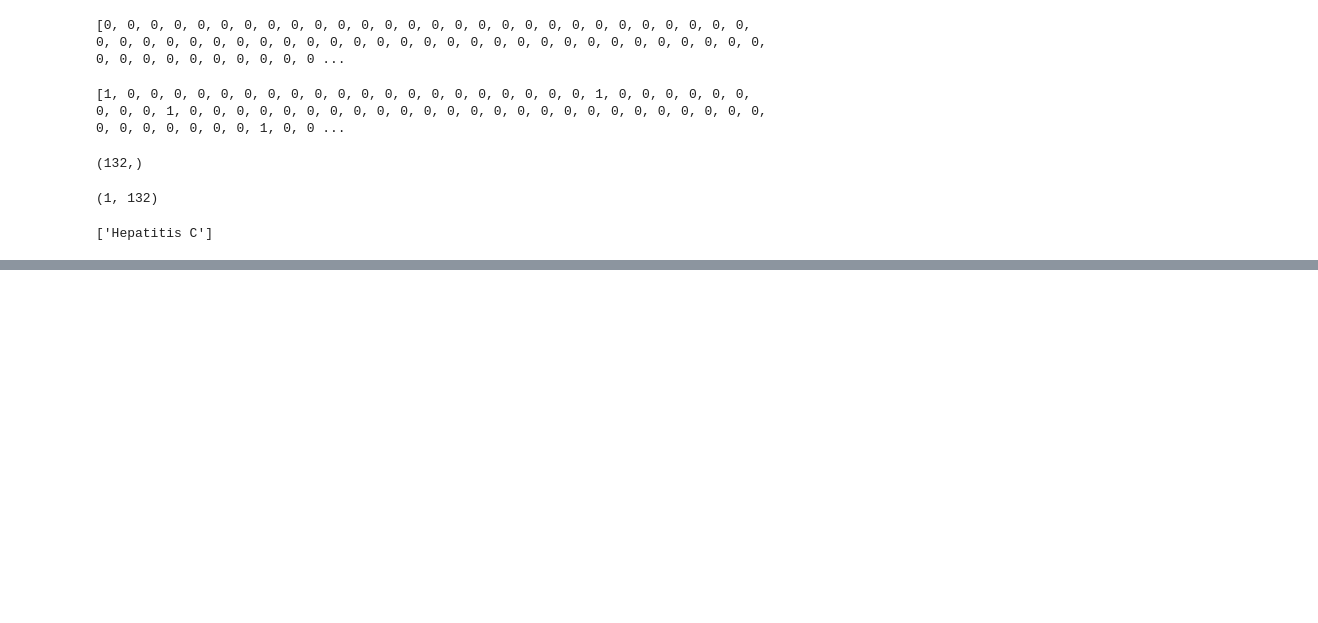
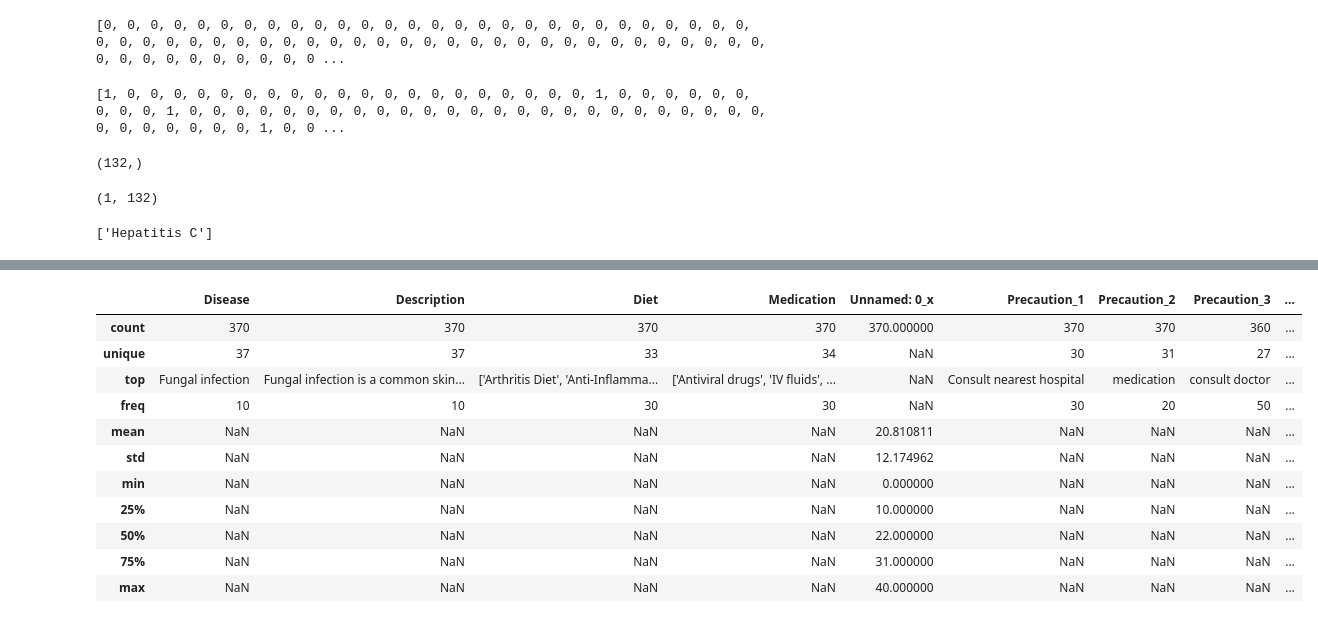
Before and after one commit to ApexPlayground/Final_Project, a Jupyter notebook: ApexPlayground_Disease_predictionV2.ipynb, the cells around one changed output, grey strips where cells are left out. Drawn from its saved outputs; the diff is of its cells as text; code cells hidden in the pictures; blank space fills up the shorter version.

```diff
--- a/ApexPlayground_Disease_predictionV2.ipynb
+++ b/ApexPlayground_Disease_predictionV2.ipynb
@@ -365,0 +446,15 @@ print(predicted_result)
+# %%
+data.describe(include='all')
+# %% [output]
+|  | Disease | Description | Diet | Medication | Unnamed: 0_x | Precaution_1 | Precaution_2 | Precaution_3 | ... |
+| count | 370 | 370 | 370 | 370 | 370.000000 | 370 | 370 | 360 | ... |
+| unique | 37 | 37 | 33 | 34 | NaN | 30 | 31 | 27 | ... |
+| top | Fungal infection | Fungal infection is a common skin... | ['Arthritis Diet', 'Anti-Inflamma... | ['Antiviral drugs', 'IV fluids', ... | NaN | Consult nearest hospital | medication | consult doctor | ... |
+| freq | 10 | 10 | 30 | 30 | NaN | 30 | 20 | 50 | ... |
+| mean | NaN | NaN | NaN | NaN | 20.810811 | NaN | NaN | NaN | ... |
+| std | NaN | NaN | NaN | NaN | 12.174962 | NaN | NaN | NaN | ... |
+| min | NaN | NaN | NaN | NaN | 0.000000 | NaN | NaN | NaN | ... |
+| 25% | NaN | NaN | NaN | NaN | 10.000000 | NaN | NaN | NaN | ... |
+| 50% | NaN | NaN | NaN | NaN | 22.000000 | NaN | NaN | NaN | ... |
+| 75% | NaN | NaN | NaN | NaN | 31.000000 | NaN | NaN | NaN | ... |
+| max | NaN | NaN | NaN | NaN | 40.000000 | NaN | NaN | NaN | ... |
```
Also changed, not shown: parts of 17 cells of this notebook, 19 other files.
